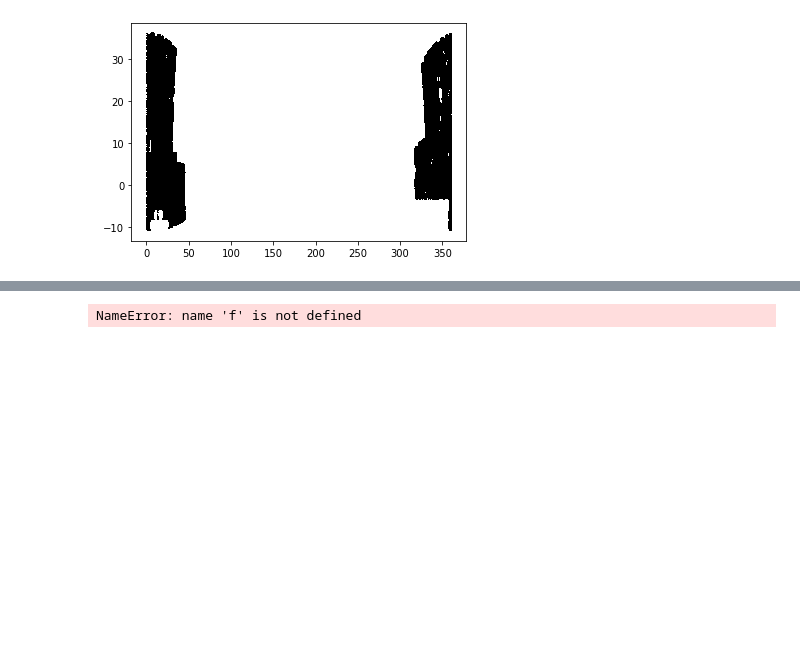
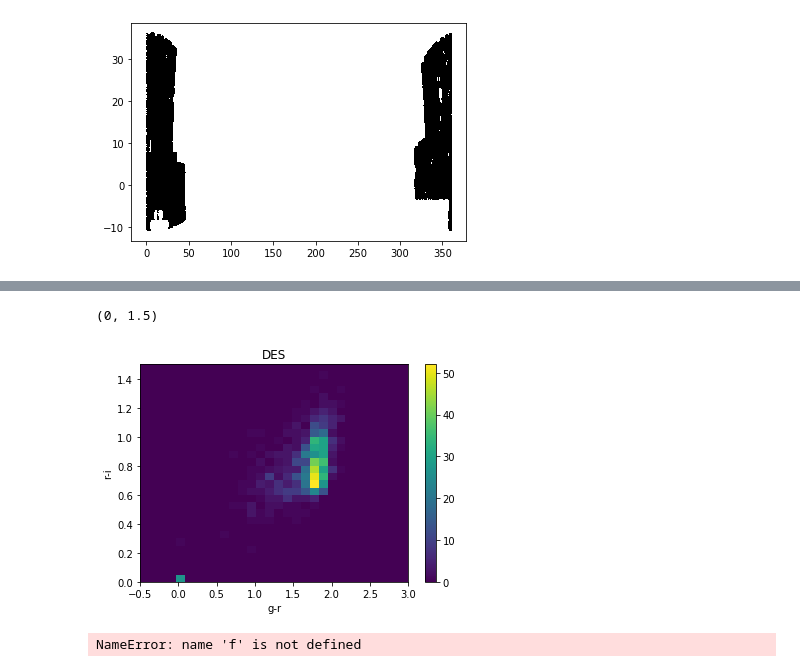
Before and after one commit to warner785/example, a Jupyter notebook: Magnitudes_y3.ipynb, the cells around one changed output, grey strips where cells are left out. Saved outputs shown, nothing was run; the diff lists cells and outputs as text; code cells hidden in the pictures; blank space fills up the shorter version.

```diff
--- a/Magnitudes_y3.ipynb
+++ b/Magnitudes_y3.ipynb
@@ -221,3 +239,24 @@ print(dec[good_des])
+# %%
+max_sep = 1.0 * u.arcsec
+sep_constraint = d2d < max_sep
+good_matched = (ra[sep_constraint]<50)&(-10<dec[sep_constraint])&(dec[sep_constraint]<5)
+match_g = gmag[sep_constraint][good_matched]
+match_r = rmag[sep_constraint][good_matched]
+match_i = imag[sep_constraint][good_matched]
+match_z = zmag[sep_constraint][good_matched]
+plt.figure()
+plt.hist2d(match_g-match_r,match_r-match_i,bins=(30),range=([-0.5,3],[0.0,1.5]))
+#img = plt.hist2d(gr,ri,bins=(1000,1000))
+plt.colorbar()
+
+plt.xlabel('g-r')
+plt.ylabel('r-i')
+plt.title('DES')
+plt.xlim(-0.5, 3)
+plt.ylim(0,1.5)
+# %% [output]
+(0, 1.5)
+[figure, added]
 # %%
 #goodra=ra[good_des].copy() #new array that has only needed
 #gooddec=dec[good_des].copy()
```
Also changed, not shown: parts of 5 cells of this notebook.
